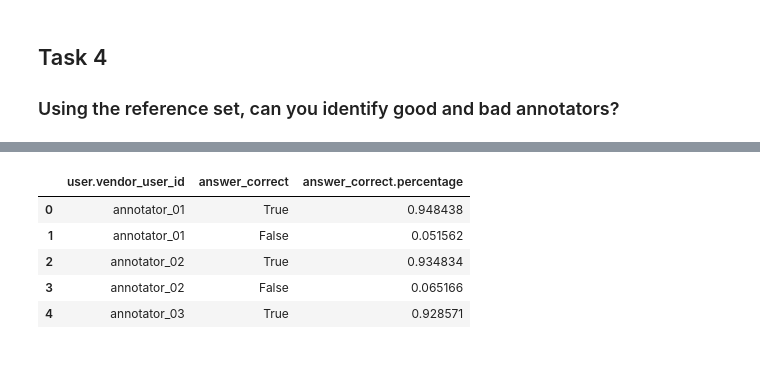
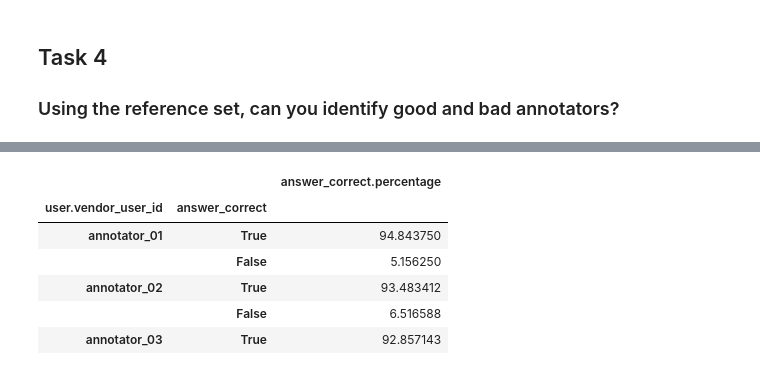
Before and after one commit to davidhoof/quality-match-homework, a Jupyter notebook: QualityMatchHomework.ipynb, the cells around one changed output, grey strips where cells are left out. Saved outputs shown, nothing was run; the diff lists cells and outputs as text; code cells hidden in the pictures.

```diff
--- a/QualityMatchHomework.ipynb
+++ b/QualityMatchHomework.ipynb
@@ -33,5 +40,5 @@ from analysis.image.input_display import InputDisplay
 # %%
-referencesparser = ReferenceParser("/content/references.json")
+referencesparser = ReferenceParser(reference_dataset_path)
 df_ref = referencesparser.to_dataframe()
 df_ref.head()
 # %% [output]
@@ -42,7 +49,7 @@ df_ref.head()
 | 3 | img_0003 | False |
 | 4 | img_0004 | True |
 # %%
-projectparser = ProjectParser('/content/anonymized_project.json')
+projectparser = ProjectParser(project_dataset_path)
 df=projectparser.to_dataframe()
 df.head()
 # %% [output]
@@ -300,11 +334,9 @@ df_ref['is_bicycle'].value_counts().plot.pie(figsize=(7,7),autopct='%.2f')
 ## Task 4
 ### Using the reference set, can you identify good and bad annotators?
 # %%
-def extract_name_from_url(url: str):
-  return url.split('/')[-1].split('.')[0]
 def get_reference(img_name):
   return df_ref[df_ref['img_name']==img_name]['is_bicycle'].values[0]
-def convert_answer(answer):
+def convert_answer_to_bool(answer):
   if answer == 'no':
     return False
   elif answer == 'yes':
@@ -327,3 +350,3 @@ df_merge.head()
 # %%
-df_merge['task_output.answer.cleaned'] = df_merge['task_output.answer'].apply(convert_answer)
+df_merge['task_output.answer.cleaned'] = df_merge['task_output.answer'].apply(convert_answer_to_bool)
 df_merge['answer_correct'] = df_merge['task_output.answer.cleaned'] == df_merge['is_bicycle']
@@ -330,10 +362,11 @@ df_merge['answer_correct'] = df_merge['task_output.answer.cleaned'] == df_merge[
 # %%
-df_annotators = df_merge.groupby(by='user.vendor_user_id')['answer_correct'].value_counts(normalize=True).to_frame().rename(columns={'answer_correct':'answer_correct.percentage'}).reset_index()
+df_annotators = df_merge.groupby(by='user.vendor_user_id')['answer_correct'].value_counts(normalize=True).mul(100).to_frame().rename(columns={'answer_correct':'answer_correct.percentage'})
 df_annotators.head()
 # %% [output]
-|  | user.vendor_user_id | answer_correct | answer_correct.percentage |
-| 0 | annotator_01 | True | 0.948438 |
-| 1 | annotator_01 | False | 0.051562 |
-| 2 | annotator_02 | True | 0.934834 |
-| 3 | annotator_02 | False | 0.065166 |
-| 4 | annotator_03 | True | 0.928571 |
+|  |  | answer_correct.percentage |
+| user.vendor_user_id | answer_correct |  |
+| annotator_01 | True | 94.843750 |
+|  | False | 5.156250 |
+| annotator_02 | True | 93.483412 |
+|  | False | 6.516588 |
+| annotator_03 | True | 92.857143 |
```
Also changed, not shown: parts of 26 cells of this notebook.
